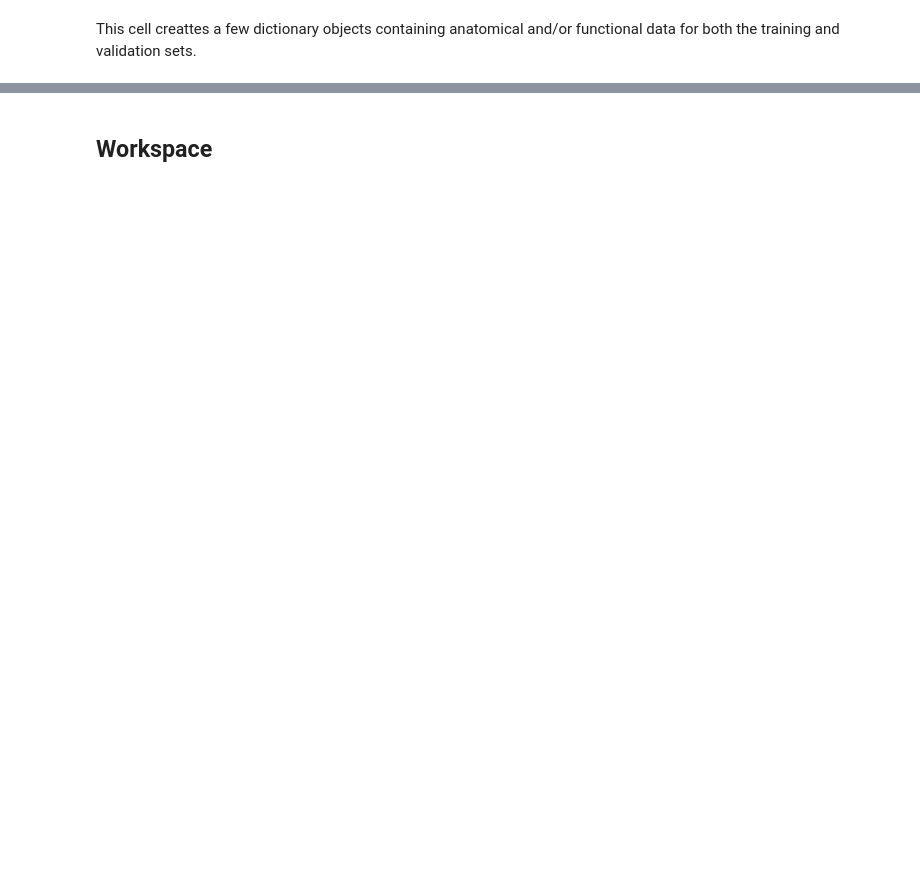
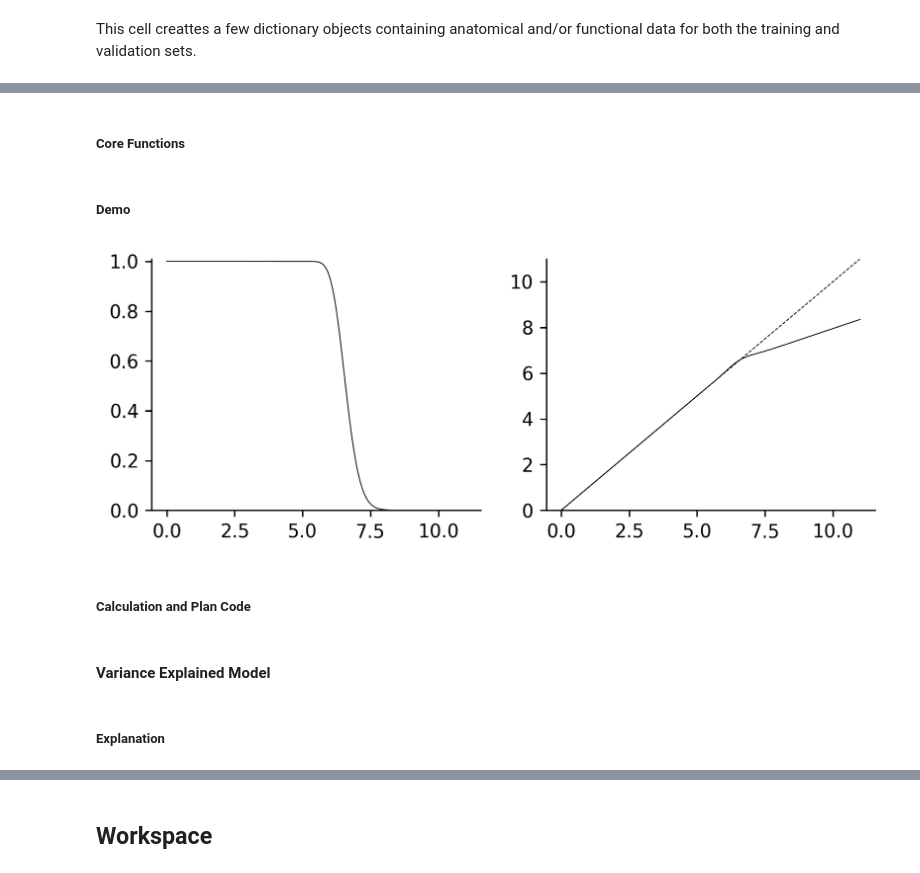
Before and after one commit to noahbenson/visual-autolabel, a Jupyter notebook: pytorch-unet/train_resnet.ipynb, the cells around one changed output, grey strips where cells are left out. Cells and saved outputs as stored; diff of their text form; code cells hidden in the pictures; blank space fills up the shorter version.

```diff
--- a/pytorch-unet/train_resnet.ipynb
+++ b/pytorch-unet/train_resnet.ipynb
@@ -650,0 +3129,41 @@ def plan_to_model(initmdl, mdlplan, logger=print, cache_path=None):
+# %% [markdown]
+##### Core Functions
+# %%
+def rfmdl_meas_eccen(rho, prfsz, stimweight, max_stim_eccen):
+    '''
+    Yields the predicted measured eccentricity for the given eccentricities,
+      true pRF sizes, and the maximum stimulus eccentricity.
+    '''
+    w = stimweight
+    t1 = rho + prfsz
+    t2 = max_stim_eccen
+    t3 = rho - prfsz
+    return 0.5*(t1*w + t2*(1 - w) + t3)
+# %% [markdown]
+##### Demo
+# %%
+(fig,axs) = plt.subplots(1, 2, figsize=(7, 2.5), dpi=72*4)
+#fig.subplots_adjust(0,0,1,1,0.25,0)
+for ax in axs:
+    for sp in ['top','right']:
+        ax.spines[sp].set_visible(False)
+
+rho = torch.tensor(np.linspace(0, 11, 200), dtype=torch.float)
+# Simulate true pRF size for this rho value.
+prfsz = 0.1 + rho*0.2
+
+ax = axs[0]
+w = rfmdl_stimweight(rho, prfsz, 8)
+ax.plot(rho, w, 'k-', lw=0.5)
+ax.set_ylim([0,1.01])
+
+ax = axs[1]
+ax.plot(rho, rho, 'k--', lw=0.5)
+ax.plot(rho, rfmdl_meas_eccen(rho, prfsz, w, 8), 'k-', lw=0.5)
+ax.set_ylim([0,11])
+
+pass
+# %% [output]
+[figure, added]
+# %% [markdown]
+##### Calculation and Plan Code
@@ -650,0 +3186,4 @@ def plan_to_model(initmdl, mdlplan, logger=print, cache_path=None):
+# %% [markdown]
+#### Variance Explained Model
+# %% [markdown]
+##### Explanation
```
Also changed, not shown: parts of 136 cells of this notebook, 22 other files.
